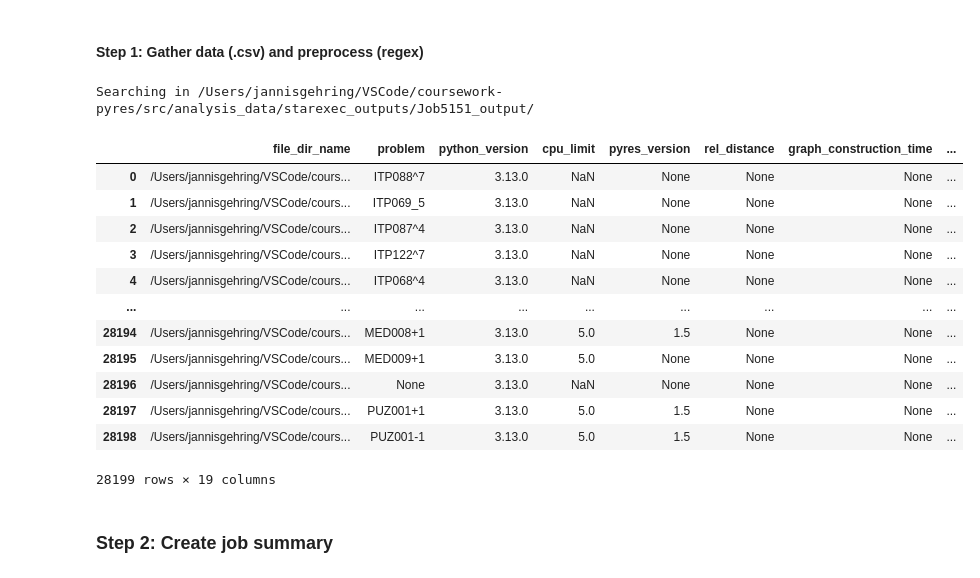
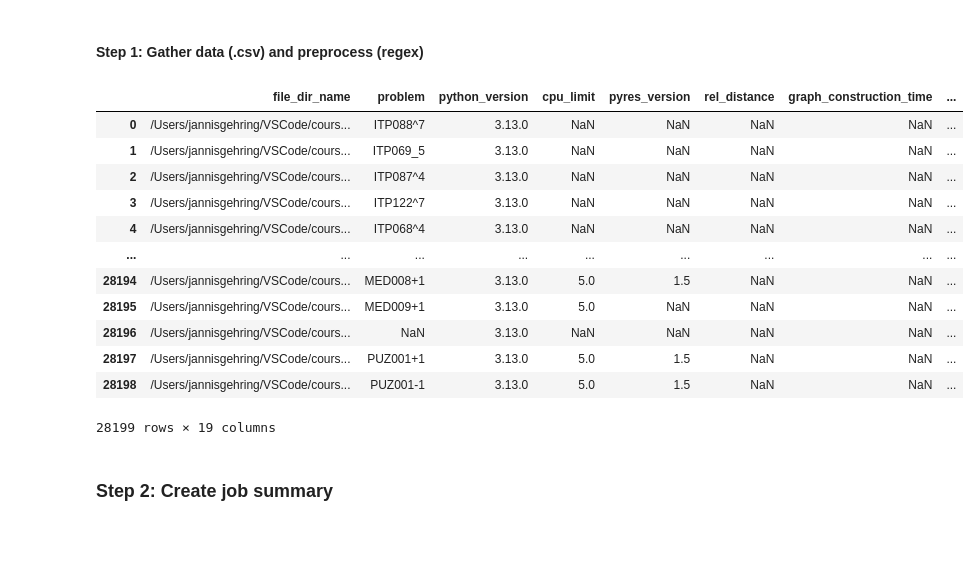
Before and after one commit to GehriJan/coursework-pyres, a Jupyter notebook: src/notebook.ipynb, the cells around one changed output. Saved outputs shown, nothing was run; the diff lists cells and outputs as text; code cells hidden in the pictures; blank space fills up the shorter version.

```diff
--- a/src/notebook.ipynb
+++ b/src/notebook.ipynb
@@ -223,8 +198,8 @@ df_se_csv
 # %% [markdown]
 #### Step 1: Gather data (.csv) and preprocess (regex)
 # %%
-load_from_file = False
-store = True
+load_from_file = True
+store = False
 if load_from_file:
     df_se_indi = pd.read_csv(problem_folder + f"df_se_indi_{str(job_index)}.csv", index_col=0)
 else:
@@ -258,47 +233,46 @@ else:
         ("pyres_version",                   r"(?<=% Version:  )(\S+)",                       str),
         ("rel_distance",                    r"(?<=# rel_distance: )\S+",                     int),
         ("graph_construction_time",         r"(?<=# graph_construction_time: )(\S+)",        float),
         ("neighbourhood_computation_time",  r"(?<=# neighbourhood_computation_time: )(\S+)", float),
         ("szs_status",                      r"(?<=% SZS status )(\S+)",                      str),
         ("initial_clauses",                 r"(?<=% Initial clauses    : )(\S+)",            int),
         ("processed_clauses",               r"(?<=% Processed clauses  : )(\S+)", 			 int),
         ("factors_computed",                r"(?<=% Factors computed   : )(\S+)", 			 int),
         ("resolvents_computed",             r"(?<=% Resolvents computed: )(\S+)", 			 int),
         ("tautologies_deleted",             r"(?<=% Tautologies deleted: )(\S+)", 			 int),
         ("forward_subsumed",                r"(?<=% Forward subsumed   : )(\S+)", 			 int),
         ("backward_subsumed",               r"(?<=% Backward subsumed  : )(\S+)", 			 int),
         ("user_time",                       r"(?<=% User time          : )(\S+)", 			 float),
         ("system_time",                     r"(?<=% System time        : )(\S+)", 			 float),
         ("total_time",                      r"(?<=% Total time         : )(\S+)", 			 float),
     ]
 
     for new_column_name, pattern, col_type in tqdm(new_column_specs, desc="Searching for regex patterns"):
         df_se_indi[new_column_name] = (
             df_se_indi["text"]
             .apply(lambda text: re.search(pattern + r"|$", text)[0])
             .apply(lambda text: col_type(text) if text !="" else None)
         )
     df_se_indi = df_se_indi.drop(["text"], axis="columns")
 
 if store:
     df_se_indi.to_csv(problem_folder + f"df_se_indi_{str(job_index)}.csv")
 
 df_se_indi
 # %% [output]
+|  | file_dir_name | problem | python_version | cpu_limit | pyres_version | rel_distance | graph_construction_time | ... |
+| 0 | /Users/jannisgehring/VSCode/cours... | ITP088^7 | 3.13.0 | NaN | NaN | NaN | NaN | ... |
+| 1 | /Users/jannisgehring/VSCode/cours... | ITP069_5 | 3.13.0 | NaN | NaN | NaN | NaN | ... |
+| 2 | /Users/jannisgehring/VSCode/cours... | ITP087^4 | 3.13.0 | NaN | NaN | NaN | NaN | ... |
+| 3 | /Users/jannisgehring/VSCode/cours... | ITP122^7 | 3.13.0 | NaN | NaN | NaN | NaN | ... |
+| 4 | /Users/jannisgehring/VSCode/cours... | ITP068^4 | 3.13.0 | NaN | NaN | NaN | NaN | ... |
+| ... | ... | ... | ... | ... | ... | ... | ... | ... |
+| 28194 | /Users/jannisgehring/VSCode/cours... | MED008+1 | 3.13.0 | 5.0 | 1.5 | NaN | NaN | ... |
+| 28195 | /Users/jannisgehring/VSCode/cours... | MED009+1 | 3.13.0 | 5.0 | NaN | NaN | NaN | ... |
+| 28196 | /Users/jannisgehring/VSCode/cours... | NaN | 3.13.0 | NaN | NaN | NaN | NaN | ... |
+| 28197 | /Users/jannisgehring/VSCode/cours... | PUZ001+1 | 3.13.0 | 5.0 | 1.5 | NaN | NaN | ... |
+| 28198 | /Users/jannisgehring/VSCode/cours... | PUZ001-1 | 3.13.0 | 5.0 | 1.5 | NaN | NaN | ... |
-Searching in /Users/jannisgehring/VSCode/coursework-pyres/src/analysis_data/starexec_outputs/Job5151_output/
+28199 rows × 19 columns
-|  | file_dir_name | problem | python_version | cpu_limit | pyres_version | rel_distance | graph_construction_time | ... |
-| 0 | /Users/jannisgehring/VSCode/cours... | ITP088^7 | 3.13.0 | NaN | None | None | None | ... |
-| 1 | /Users/jannisgehring/VSCode/cours... | ITP069_5 | 3.13.0 | NaN | None | None | None | ... |
-| 2 | /Users/jannisgehring/VSCode/cours... | ITP087^4 | 3.13.0 | NaN | None | None | None | ... |
-| 3 | /Users/jannisgehring/VSCode/cours... | ITP122^7 | 3.13.0 | NaN | None | None | None | ... |
-| 4 | /Users/jannisgehring/VSCode/cours... | ITP068^4 | 3.13.0 | NaN | None | None | None | ... |
-| ... | ... | ... | ... | ... | ... | ... | ... | ... |
-| 28194 | /Users/jannisgehring/VSCode/cours... | MED008+1 | 3.13.0 | 5.0 | 1.5 | None | None | ... |
-| 28195 | /Users/jannisgehring/VSCode/cours... | MED009+1 | 3.13.0 | 5.0 | None | None | None | ... |
-| 28196 | /Users/jannisgehring/VSCode/cours... | None | 3.13.0 | NaN | None | None | None | ... |
-| 28197 | /Users/jannisgehring/VSCode/cours... | PUZ001+1 | 3.13.0 | 5.0 | 1.5 | None | None | ... |
-| 28198 | /Users/jannisgehring/VSCode/cours... | PUZ001-1 | 3.13.0 | 5.0 | 1.5 | None | None | ... |
-28199 rows × 19 columns
 # %% [markdown]
 ### Step 2: Create job summary
 # %%
```
Also changed, not shown: parts of 12 cells of this notebook, 1 other file.
